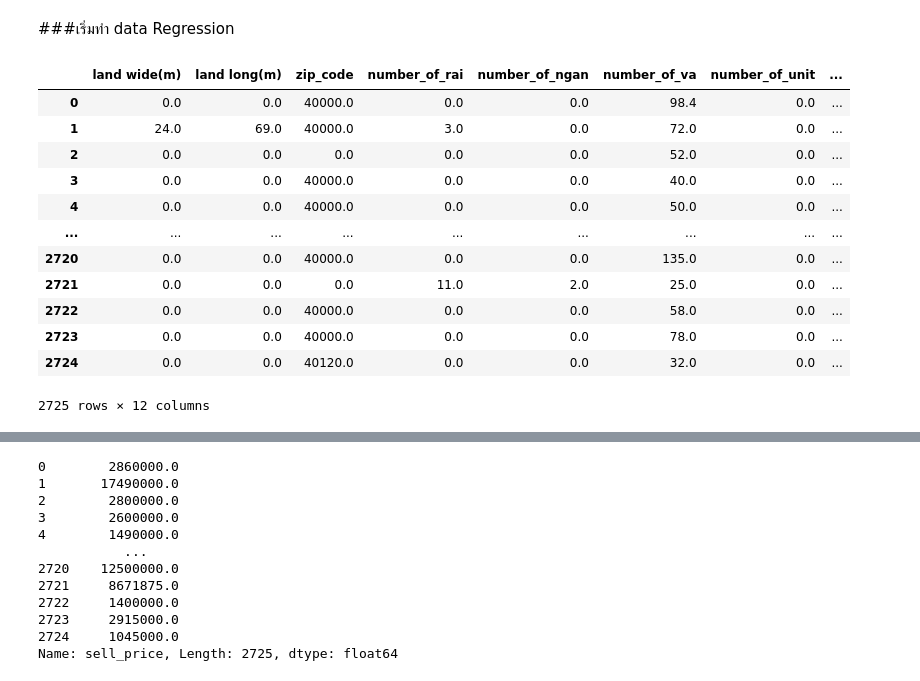
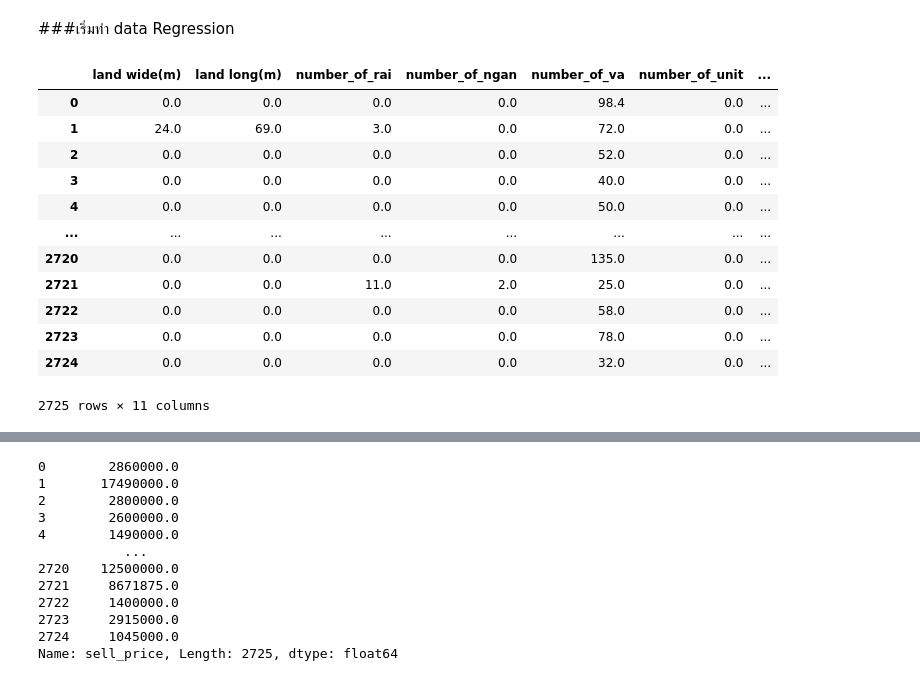
Before and after one commit to Phruetti/DPDM65, a Jupyter notebook: final-1.ipynb, the cells around one changed output, grey strips where cells are left out. Saved outputs shown, nothing was run; the diff lists cells and outputs as text; code cells hidden in the pictures.

```diff
--- a/final-1.ipynb
+++ b/final-1.ipynb
@@ -180,0 +167,2 @@ data_fn.describe()
+# %%
+data1_train= data_train.iloc[:,[False, False, False, False, False, False, False, False, False, False, False, False, True, True, False, False, False, False, False, False, False, False, True, True, True, True, False, True, True, True, True, True, True, True, False, False, False, False, False, False, False]]
@@ -180,0 +186,3 @@ data_fn.describe()
+# %%
+data11_train=data1_train.fillna(0)
+data11_train
@@ -186,19 +299,19 @@ import pandas as pd
 import matplotlib.pyplot as plt
 from sklearn.linear_model import LinearRegression
 # %%
-x_train=data_fn[['land wide(m)',	'land long(m)','zip_code'	,'number_of_rai',	'number_of_ngan',	'number_of_va'	,'number_of_unit','number_of_story','number_of_bedroom','number_of_bathroom','number_of_parking','usable_area']]
+x_train=data11_train[['land wide(m)',	'land long(m)'	,'number_of_rai',	'number_of_ngan',	'number_of_va'	,'number_of_unit','number_of_story','number_of_bedroom','number_of_bathroom','number_of_parking','usable_area']]
 x_train
 # %% [output]
-|  | land wide(m) | land long(m) | zip_code | number_of_rai | number_of_ngan | number_of_va | number_of_unit | ... |
-| 0 | 0.0 | 0.0 | 40000.0 | 0.0 | 0.0 | 98.4 | 0.0 | ... |
-| 1 | 24.0 | 69.0 | 40000.0 | 3.0 | 0.0 | 72.0 | 0.0 | ... |
-| 2 | 0.0 | 0.0 | 0.0 | 0.0 | 0.0 | 52.0 | 0.0 | ... |
-| 3 | 0.0 | 0.0 | 40000.0 | 0.0 | 0.0 | 40.0 | 0.0 | ... |
-| 4 | 0.0 | 0.0 | 40000.0 | 0.0 | 0.0 | 50.0 | 0.0 | ... |
-| ... | ... | ... | ... | ... | ... | ... | ... | ... |
-| 2720 | 0.0 | 0.0 | 40000.0 | 0.0 | 0.0 | 135.0 | 0.0 | ... |
-| 2721 | 0.0 | 0.0 | 0.0 | 11.0 | 2.0 | 25.0 | 0.0 | ... |
-| 2722 | 0.0 | 0.0 | 40000.0 | 0.0 | 0.0 | 58.0 | 0.0 | ... |
-| 2723 | 0.0 | 0.0 | 40000.0 | 0.0 | 0.0 | 78.0 | 0.0 | ... |
-| 2724 | 0.0 | 0.0 | 40120.0 | 0.0 | 0.0 | 32.0 | 0.0 | ... |
+|  | land wide(m) | land long(m) | number_of_rai | number_of_ngan | number_of_va | number_of_unit | ... |
+| 0 | 0.0 | 0.0 | 0.0 | 0.0 | 98.4 | 0.0 | ... |
+| 1 | 24.0 | 69.0 | 3.0 | 0.0 | 72.0 | 0.0 | ... |
+| 2 | 0.0 | 0.0 | 0.0 | 0.0 | 52.0 | 0.0 | ... |
+| 3 | 0.0 | 0.0 | 0.0 | 0.0 | 40.0 | 0.0 | ... |
+| 4 | 0.0 | 0.0 | 0.0 | 0.0 | 50.0 | 0.0 | ... |
+| ... | ... | ... | ... | ... | ... | ... | ... |
+| 2720 | 0.0 | 0.0 | 0.0 | 0.0 | 135.0 | 0.0 | ... |
+| 2721 | 0.0 | 0.0 | 11.0 | 2.0 | 25.0 | 0.0 | ... |
+| 2722 | 0.0 | 0.0 | 0.0 | 0.0 | 58.0 | 0.0 | ... |
+| 2723 | 0.0 | 0.0 | 0.0 | 0.0 | 78.0 | 0.0 | ... |
+| 2724 | 0.0 | 0.0 | 0.0 | 0.0 | 32.0 | 0.0 | ... |
-2725 rows × 12 columns
+2725 rows × 11 columns
```
Also changed, not shown: parts of 31 cells of this notebook.
